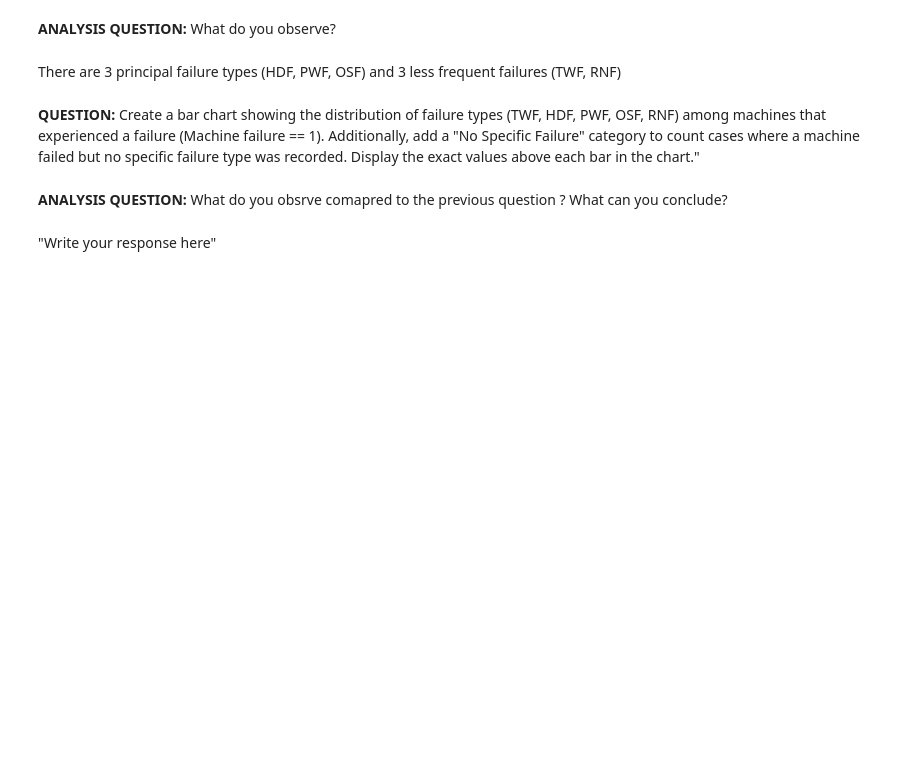
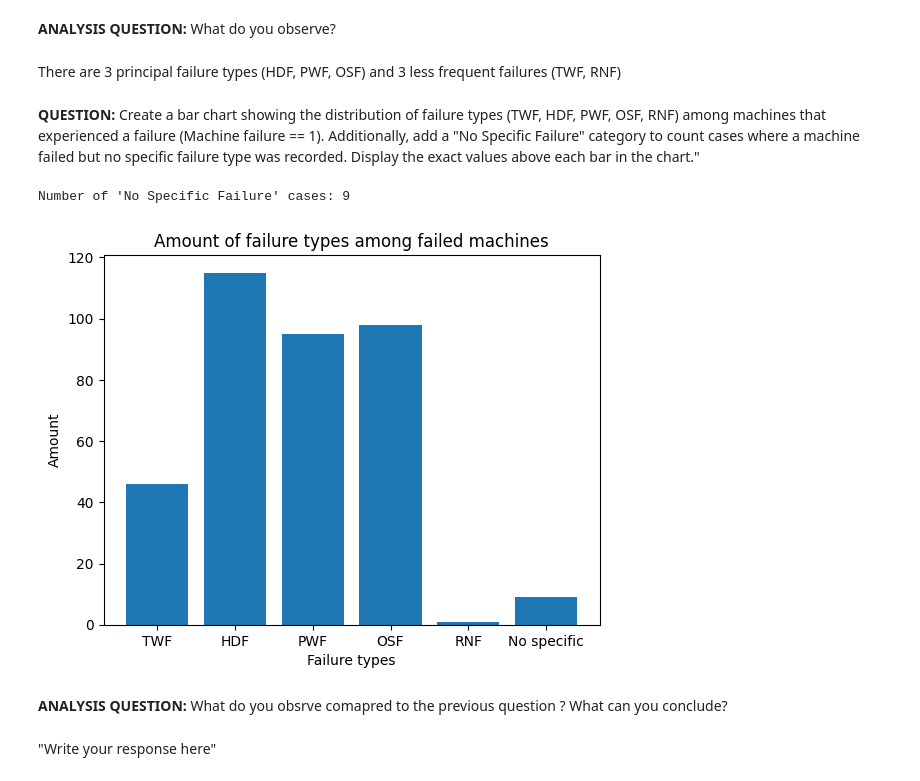
Before and after one commit to tristanplx/embeded_ia, a Jupyter notebook: TP_IA_EMBARQUEE.ipynb, the cells around one changed output. Cells and saved outputs as stored; diff of their text form; code cells hidden in the pictures; blank space fills up the shorter version.

```diff
--- a/TP_IA_EMBARQUEE.ipynb
+++ b/TP_IA_EMBARQUEE.ipynb
@@ -98,6 +98,24 @@ Text(0.5, 1.0, 'Amount of failure types')
 There are 3 principal failure types (HDF, PWF, OSF) and 3 less frequent failures (TWF, RNF)
 # %% [markdown]
 **QUESTION:** Create a bar chart showing the distribution of failure types (TWF, HDF, PWF, OSF, RNF) among machines that experienced a failure (Machine failure == 1). Additionally, add a "No Specific Failure" category to count cases where a machine failed but no specific failure type was recorded. Display the exact values above each bar in the chart."
+# %%
+colonne_cible = 'Machine failure'
+condition = (Raw_data[colonne_cible] == 1) & (Raw_data['TWF'] == 0) & (Raw_data['HDF'] == 0) & (Raw_data['PWF'] == 0) & (Raw_data['OSF'] == 0) & (Raw_data['RNF'] == 0)
+count_no_specific = Raw_data[condition].shape[0]
+
+failure_data = Raw_data[Raw_data[colonne_cible] == 1]
+
+plt.bar(['TWF','HDF','PWF','OSF','RNF','No specific'],
+    [failure_data['TWF'].sum(), failure_data['HDF'].sum(), failure_data['PWF'].sum(),
+     failure_data['OSF'].sum(), failure_data['RNF'].sum(), count_no_specific])
+plt.xlabel('Failure types')
+plt.ylabel('Amount')
+plt.title('Amount of failure types among failed machines')
+
+print(f"Number of 'No Specific Failure' cases: {count_no_specific}")
+# %% [output]
+Number of 'No Specific Failure' cases: 9
+[figure, added]
 # %% [markdown]
 **ANALYSIS QUESTION:** What do you obsrve comapred to the previous question ? What can you conclude?
 # %% [markdown]
```
